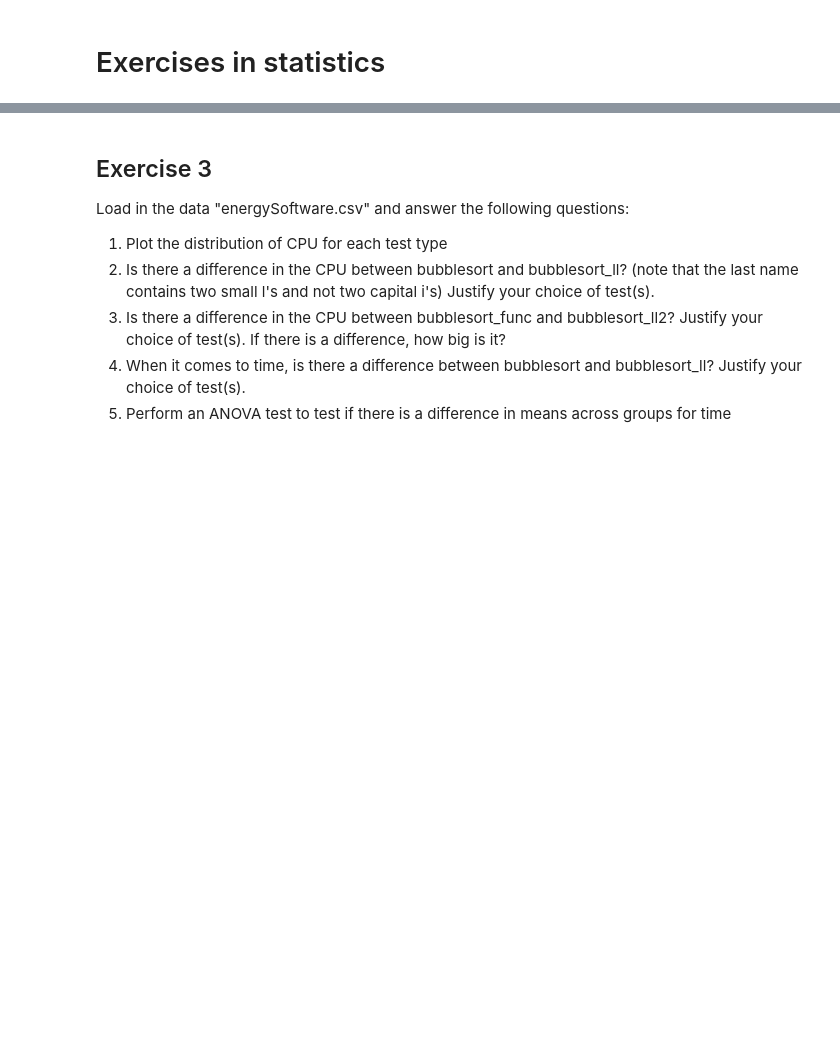
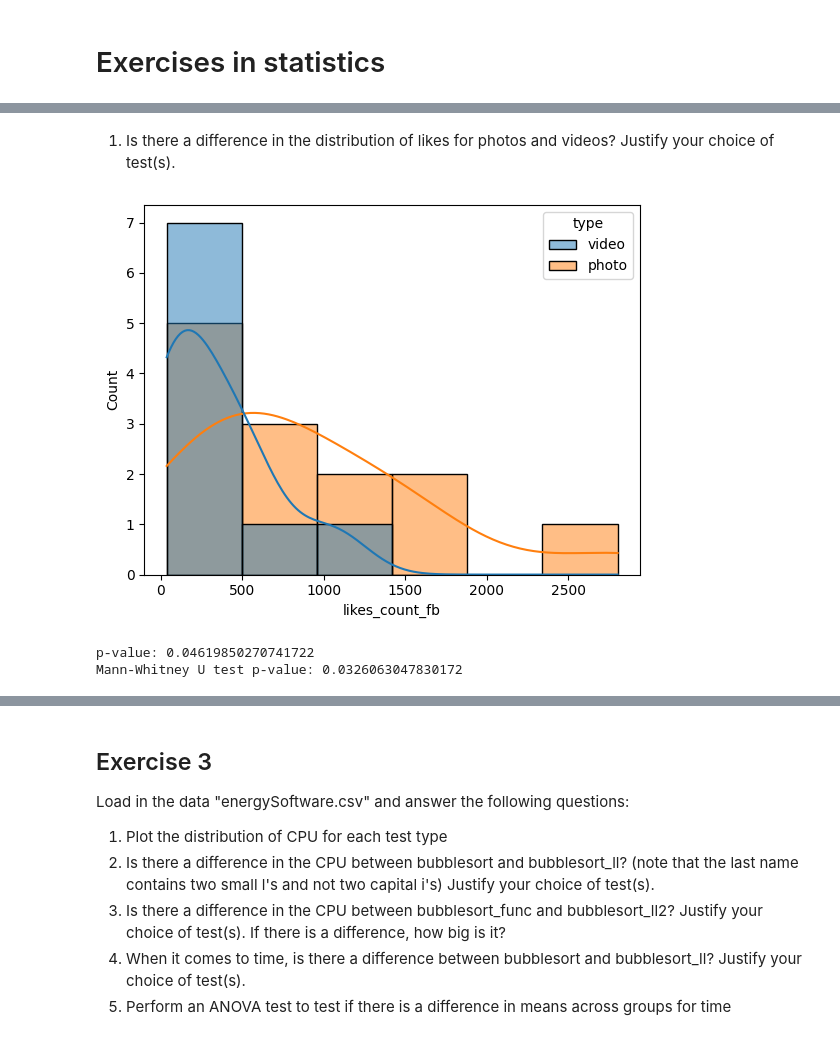
Before and after one commit to nikolajkring/Data-Things---Sem-2, a Jupyter notebook: 3) Statistics/Exercises in statistics.ipynb, the cells around one changed output, grey strips where cells are left out. Saved outputs shown, nothing was run; the diff lists cells and outputs as text; code cells hidden in the pictures; blank space fills up the shorter version.

```diff
--- a/3) Statistics/Exercises in statistics.ipynb
+++ b/3) Statistics/Exercises in statistics.ipynb
@@ -58,5 +87,18 @@ print(fb_data.head())
+# %% [markdown]
+1. Is there a difference in the distribution of likes for photos and videos? Justify your choice of test(s).
 # %%
-# 1. Is there a difference in the distribution of likes for photos and videos? Justify your choice of test(s).
-sns.boxplot(x="type", y="likes_count_fb", data=fb_data[fb_data["type"].isin(["photo","video"])])
-plt.title("Likes Distribution: Photos vs Videos")
+photos = fb_data[fb_data['type'] == 'photo']['likes_count_fb']
+videos = fb_data[fb_data['type'] == 'video']['likes_count_fb']
+
+sns.histplot(data=fb_data[fb_data['type'].isin(['photo','video'])], x='likes_count_fb', hue='type', kde=True)
 plt.show()
+
+ttest_result = stats.ttest_ind(photos, videos)
+print(f"p-value: {ttest_result.pvalue}")
+
+mannwhitney_result = mannwhitneyu(photos, videos)
+print(f"Mann-Whitney U test p-value: {mannwhitney_result.pvalue}")
+# %% [output]
+[figure, added]
+p-value: 0.04619850270741722
+Mann-Whitney U test p-value: 0.0326063047830172
```
Also changed, not shown: parts of 40 cells of this notebook, 1 other file.
